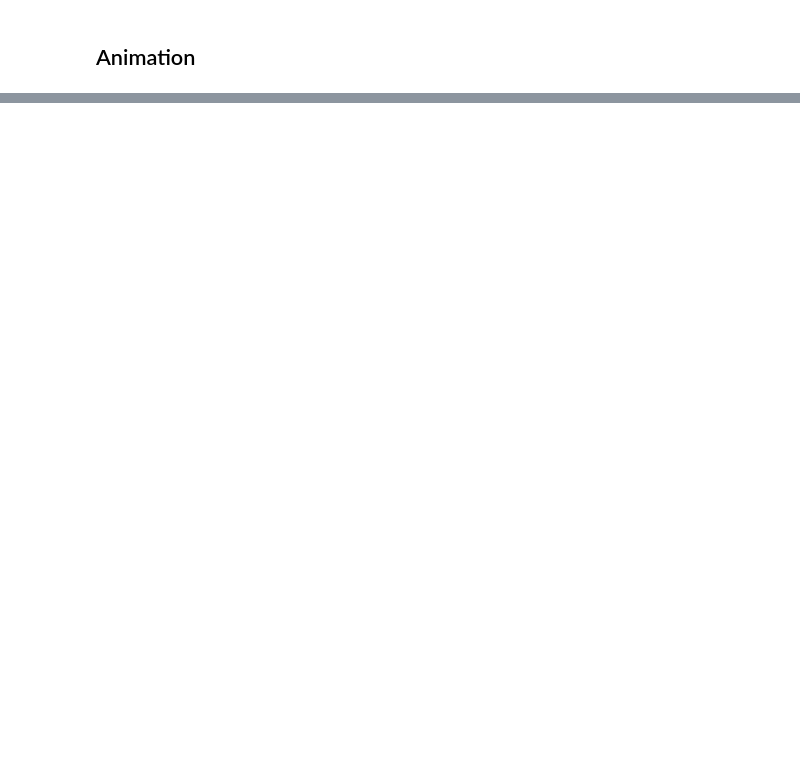
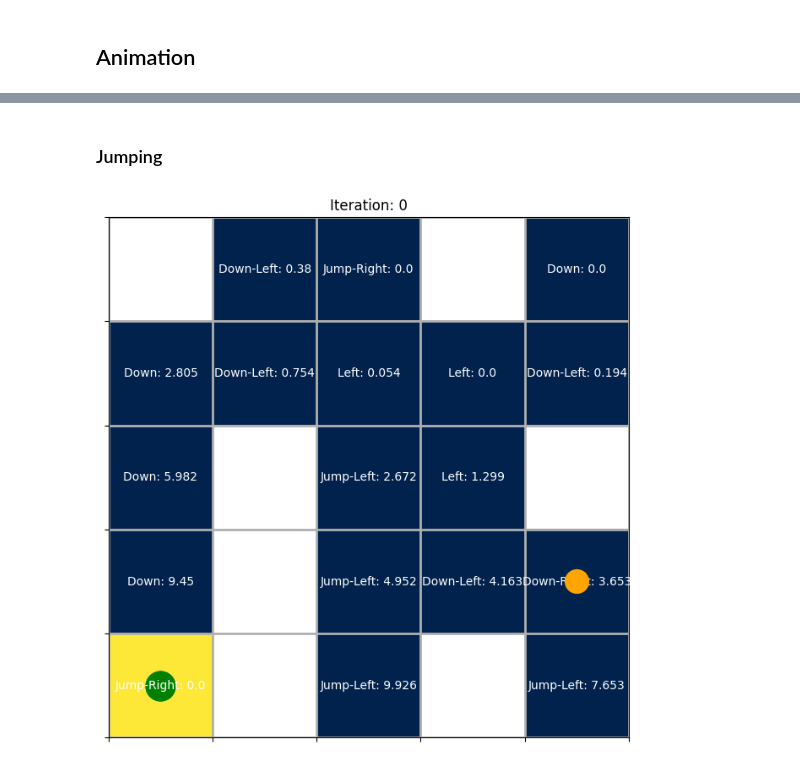
Before and after one commit to rulas99/rl_uniandes, a Jupyter notebook: q_learning_dynamic_actions.ipynb, the cells around one changed output, grey strips where cells are left out. Saved outputs shown, nothing was run; the diff lists cells and outputs as text; code cells hidden in the pictures; blank space fills up the shorter version.

```diff
--- a/q_learning_dynamic_actions.ipynb
+++ b/q_learning_dynamic_actions.ipynb
@@ -309,0 +362,78 @@ ani.save('simulations/q_learning_cl_actions.gif', fps=8)
+# %% [markdown]
+### Jumping
+# %%
+target_pos1 = (4,0)
+
+actions = ['Left', 'Right', 'Up', 'Down']
+
+turti = AdaptativeAgent(initial_state=(4,4),
+                        actions=actions,
+                        restart_states=[target_pos1],
+                        decay_rate=0.007,
+                        world_knowledge=GRID_WORLD.copy(),
+                        forget_signal=False
+                        )
+
+turti.world_knowledge[target_pos1] = 10
+
+fig, ax = plt.subplots(figsize=(15, 8))
+
+ct_1 = 200
+
+def update(ite):
+    global target_pos1, target_pos2
+
+    if ite == ct_1:
+        #FIXME: the actions and decay should be updated according to the agent detection (?)
+        ori_actions_len = len(turti.actions)
+        turti.actions.extend(['Up-Right', 'Up-Left', 'Down-Right', 'Down-Left',
+                              'Jump-Right', 'Jump-Left', 'Jump-Up', 'Jump-Down',
+                              ])
+        new_actions_len = len(turti.actions)
+        # Dynamic decay rate for the exploration according to the number of actions
+        turti.decay_rate = turti.decay_rate/abs(ori_actions_len-new_actions_len)
+        # This value must be estimated according to the new decay_rate and the number of
+        # iterations that the agent is wanted to explore
+        # In this case, as the enviroments is stationary, and we have a large time of first exploration,
+        # probably we dont want to explore too much
+        turti.step = 350
+
+    world_knowledge = turti.world_knowledge.copy()
+    ax.clear()
+    ax.set_title(f'Iteration: {ite}')
+    ax.imshow(world_knowledge, cmap='cividis')
+
+    ax.set_xticks(np.arange(-.5, N_COLS, 1))
+    ax.set_yticks(np.arange(-.5, N_ROWS, 1))
+    ax.set_xticklabels([])
+    ax.set_yticklabels([])
+
+    ax.grid(which='both', linewidth=2)
+    ax.xaxis.set_major_formatter(ticker.NullFormatter())
+    ax.yaxis.set_major_formatter(ticker.NullFormatter())
+
+    for i in range(world_knowledge.shape[0]):
+        for j in range(world_knowledge.shape[1]):
+            best_action, value = turti.get_best_action((i,j))
+            ax.text(j, i, f'{best_action}: {round(value, 3)}', ha='center', va='center', color='white')
+
+
+    stage = 'blue' if turti.epsilon_decay(turti.step)<0.3 else 'orange'
+    ax.plot(turti.current_state[1], turti.current_state[0], marker='o', markersize=20, color=stage, zorder=10000)
+
+
+    symbol1 = 'go' if turti.world_knowledge[target_pos1] > 0 else 'ro'
+    symbol2 = 'go' if turti.world_knowledge[target_pos2] > 0 else 'ro'
+
+    ax.plot(target_pos1[1], target_pos1[0], symbol1, markersize=25)
+    ax.plot(target_pos2[1], target_pos2[0], symbol2, markersize=25)
+
+
+    if ite>0:
+        turti.move()
+    return ax
+
+ani = animation.FuncAnimation(fig, update, frames=range(300))
+ani.save('simulations/q_learning_cl_actions_v3.gif', fps=8)
+# %% [output]
+[figure, added]
```
Also changed, not shown: parts of 4 cells of this notebook, 2 other files.
